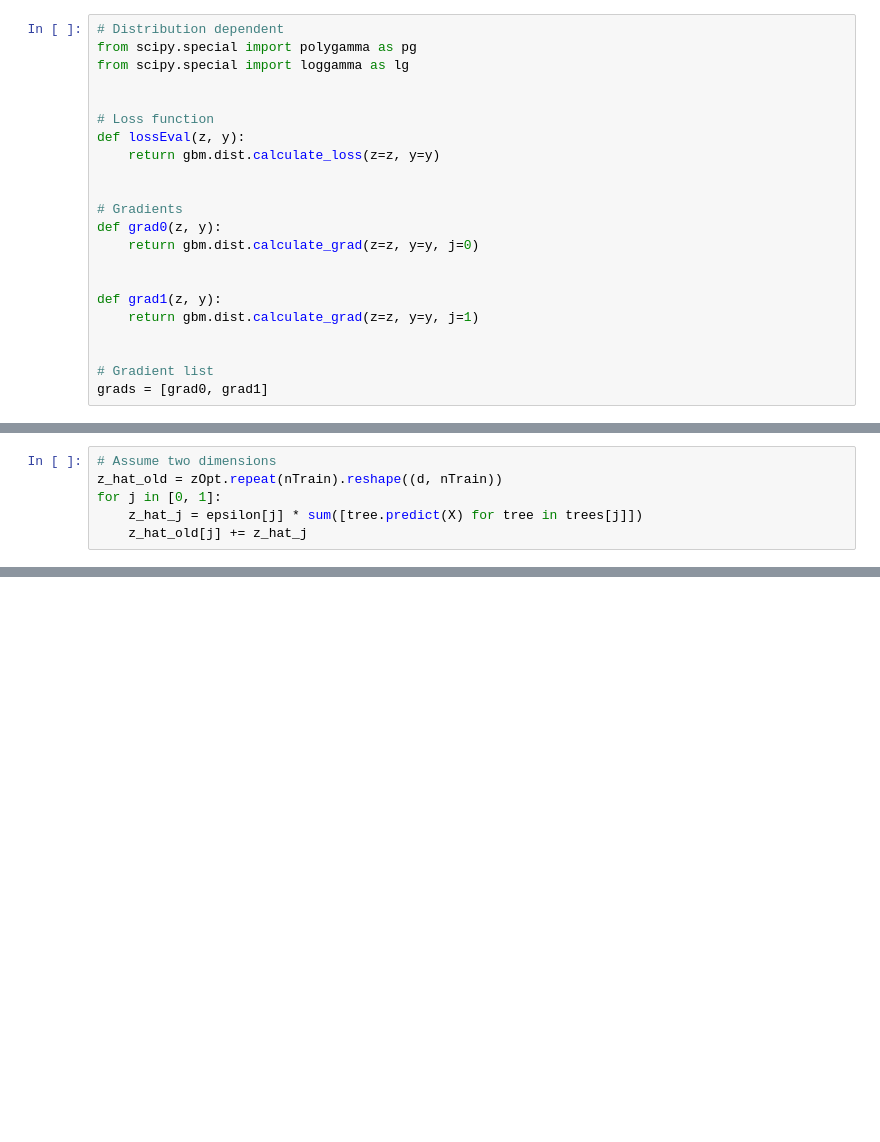
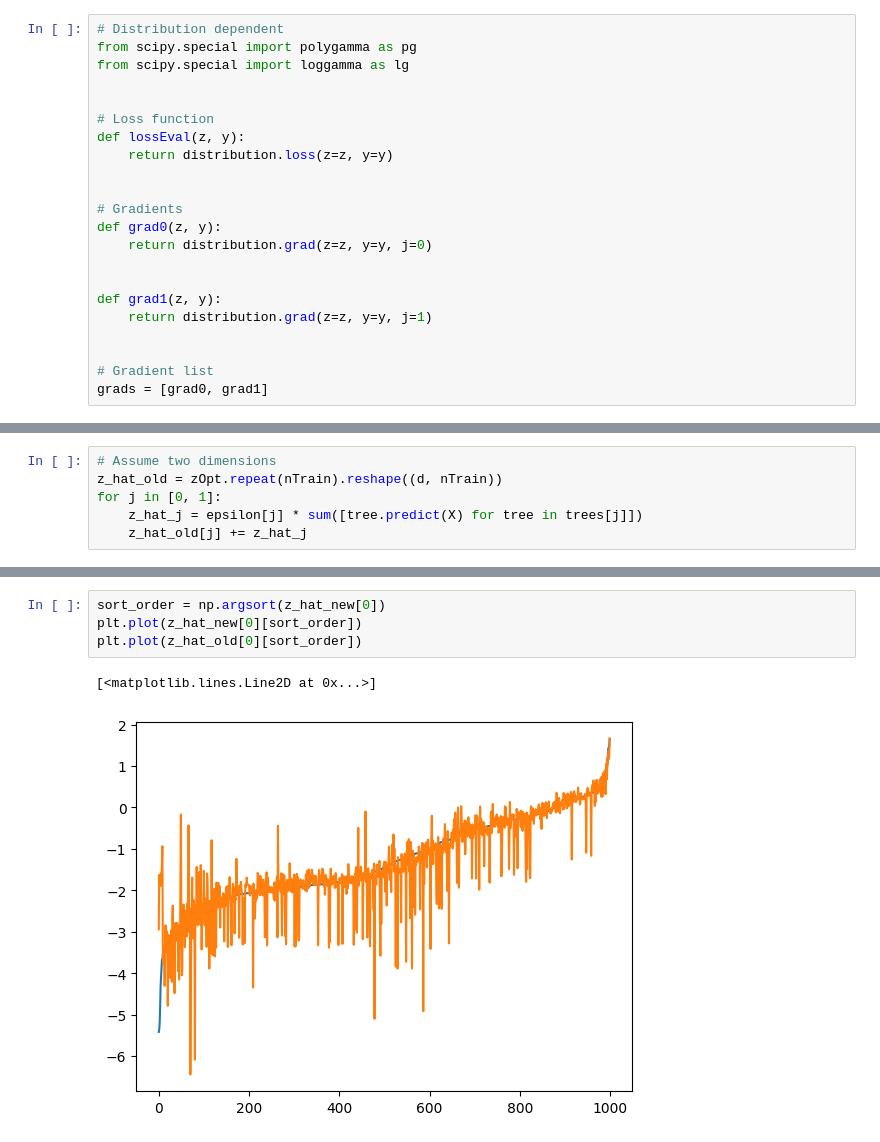
Before and after one commit to henningzakrisson/cyc-gbm, a Jupyter notebook: notebooks/verify_cyc_gbm_loss.ipynb, the cells around one changed output, grey strips where cells are left out. Cells and saved outputs as stored; diff of their text form; blank space fills up the shorter version.

```diff
--- a/notebooks/verify_cyc_gbm_loss.ipynb
+++ b/notebooks/verify_cyc_gbm_loss.ipynb
@@ -55,16 +46,16 @@ from scipy.special import loggamma as lg
 
 # Loss function
 def lossEval(z, y):
-    return gbm.dist.calculate_loss(z=z, y=y)
+    return distribution.loss(z=z, y=y)
 
 
 # Gradients
 def grad0(z, y):
-    return gbm.dist.calculate_grad(z=z, y=y, j=0)
+    return distribution.grad(z=z, y=y, j=0)
 
 
 def grad1(z, y):
-    return gbm.dist.calculate_grad(z=z, y=y, j=1)
+    return distribution.grad(z=z, y=y, j=1)
 
 
 # Gradient list
@@ -181,0 +166,7 @@ array([[0.25266557],
+# %%
+sort_order = np.argsort(z_hat_new[0])
+plt.plot(z_hat_new[0][sort_order])
+plt.plot(z_hat_old[0][sort_order])
+# %% [output]
+[<matplotlib.lines.Line2D at 0x...>]
+[figure, added]
```
Also changed, not shown: parts of 11 cells of this notebook, 2 other files.
